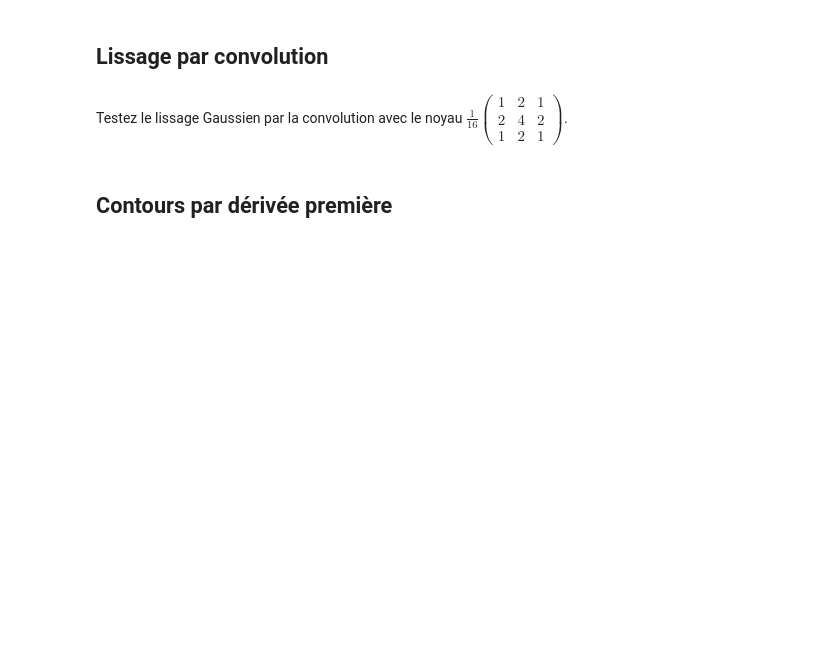
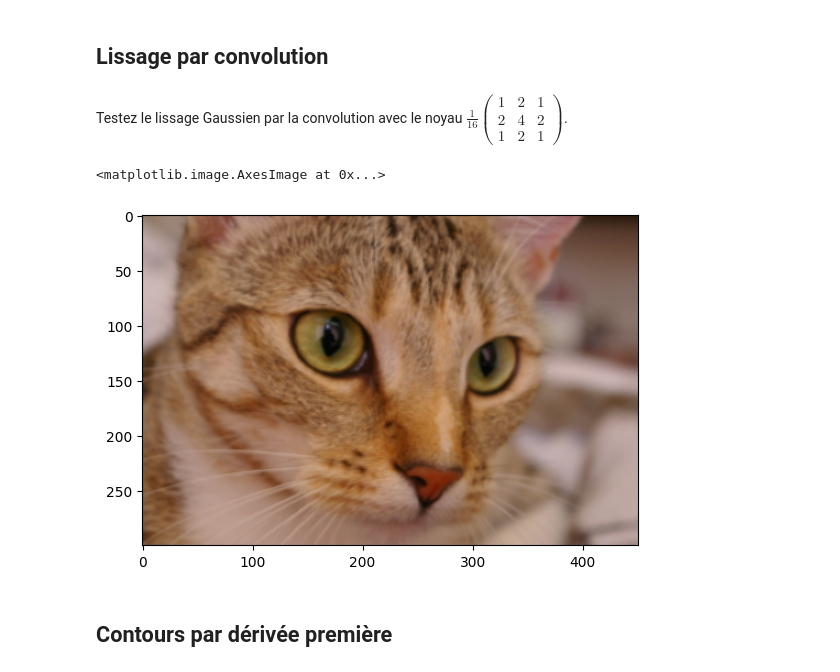
Before and after one commit to Tsukoyachi/CS-Semester-5-6, a Jupyter notebook: TD/S6/Données Numériques/TD6/TPconv.ipynb, the cells around one changed output. Cells and saved outputs as stored; diff of their text form; code cells hidden in the pictures; blank space fills up the shorter version.

```diff
--- a/TD/S6/Données Numériques/TD6/TPconv.ipynb
+++ b/TD/S6/Données Numériques/TD6/TPconv.ipynb
@@ -88,8 +84,13 @@ array([184.        , 151.44444444, 135.77777778])
 # %% [markdown]
 Testez le lissage Gaussien par la convolution avec le noyau $\frac{1}{16}\begin{pmatrix} 1 & 2 & 1\\ 2 & 4 & 2 \\ 1 & 2 & 1 \end{pmatrix}$.
 # %%
-lissGauss3x3 = np.array([[1,2,1],[2,4,2],[1,2,1]])
-#à compléter, vérifier, corriger...
+lissGauss3x3 = np.array([[1,2,1],[2,4,2],[1,2,1]])/16
+
+newImg = maConvolution(img, lissGauss3x3)
+plt.imshow(newImg)
+# %% [output]
+<matplotlib.image.AxesImage at 0x...>
+[figure, added]
 # %% [markdown]
 ## Contours par dérivée première
 # %% [markdown]
```
Also changed, not shown: parts of 1 cell of this notebook.
